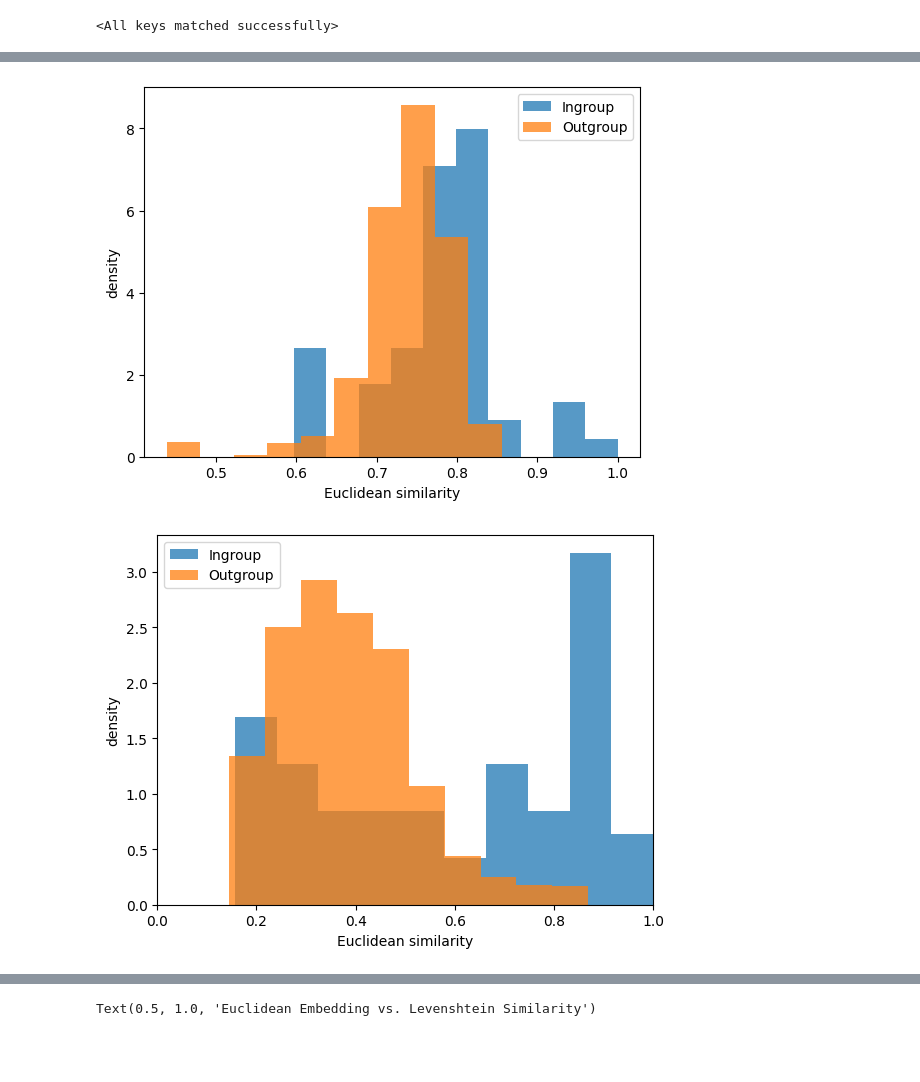
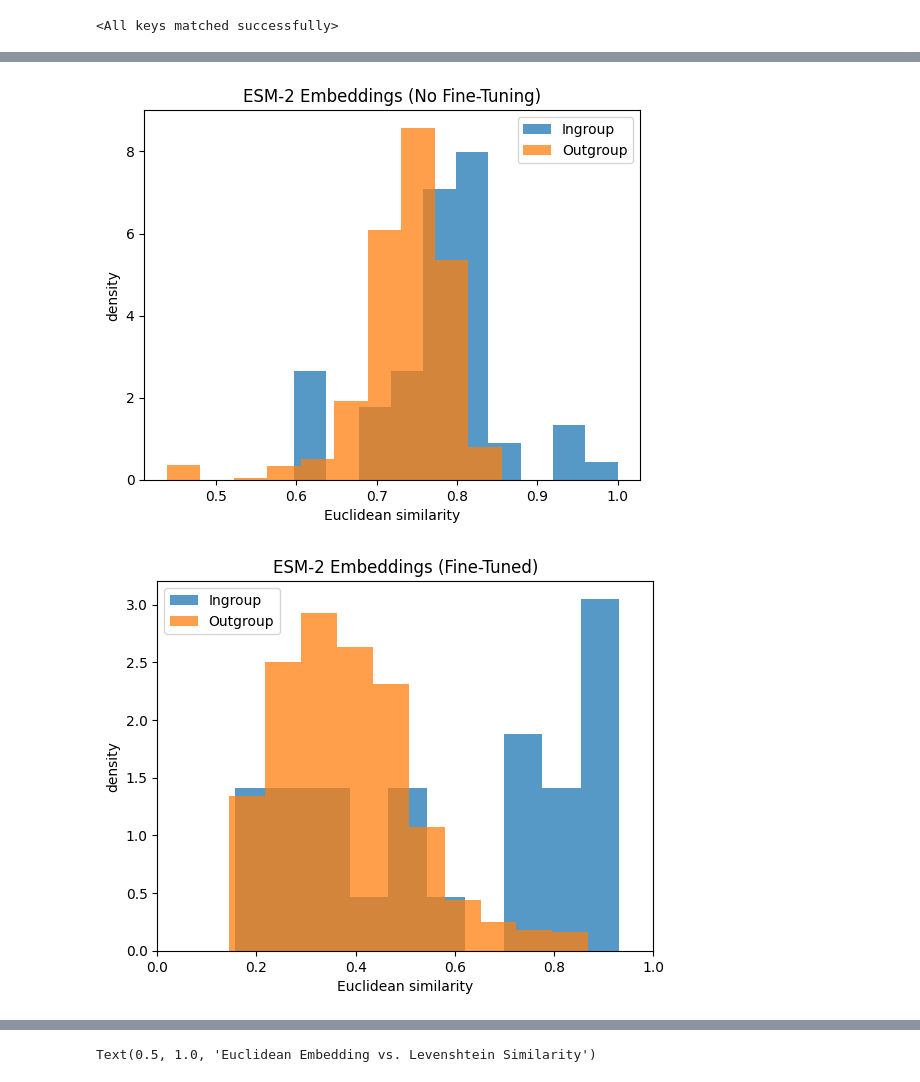
Before and after one commit to pirl-unc/ace, a Jupyter notebook: notebooks/sequence_properties.ipynb, the cells around one changed output, grey strips where cells are left out. Cells and saved outputs as stored; diff of their text form; code cells hidden in the pictures; blank space fills up the shorter version.

```diff
--- a/notebooks/sequence_properties.ipynb
+++ b/notebooks/sequence_properties.ipynb
@@ -841,6 +863,11 @@ train_dict = paired_df2dict(train_df)
 test_dict = paired_df2dict(test_df)
 
 def offline_triplet_mining(data_dict, balance_on_negatives=True):
+    '''
+    Offline Mining of Triplets:
+
+    Instantiate a triplet
+    '''
     triplet_list = []
     max_positives = max([len(data_dict[epi]['positives']) for epi in data_dict.keys()])
     for epi in data_dict.keys():
@@ -864,6 +891,9 @@ class AceDataset2(torch.utils.data.Dataset):
     the ACE Deep Learning Module for sequence
     dissimilarity prediction. Designed to be used
     as a PyTorch Dataset object for triplet loss.
+
+    Args:
+    data_dict: dictionary of epitopes and their corresponding positives and negatives
     """
 
     def __init__(self, data_dict, tokenizer, use_hard_negatives=False, online_mining=False, batched_sampling=False, max_len=15):
@@ -980,6 +1010,9 @@ class AceDataset2(torch.utils.data.Dataset):
         return dataloader
 
     def offline_triplet_mining(self, balance_on_negatives=True):
+        '''
+        AceNeuralEngine
+        '''
         triplet_list = []
         max_positives = max([len(self.data_dict[epi]['positives']) for epi in self.data_dict.keys()])
         for epi in self.data_dict.keys():
@@ -1178,10 +1211,25 @@ dict = test_dict
 for key in dict.keys():
     positives = dict[key]['positives']
     for positive in positives:
-        positive_pairs.append((key, positive))
+        if positive != key:
+            positive_pairs.append((key, positive))
     negatives = dict[key]['negatives']
     for negative in negatives:
         negative_pairs.append((key, negative))
 
 #positive_pairs = clean_ingroup_test
 #negative_pairs = clean_outgroup_test
+# %%
+PROTBERT_TOKENIZER = AutoTokenizer.from_pretrained("rostlab/prot_bert", do_lower_case=False)
+PROTBERT_MODEL = AutoModelForMaskedLM.from_pretrained("rostlab/prot_bert", return_dict=True, output_hidden_states=True)
+
+ang_pb = AceNeuralEngine(PROTBERT_MODEL, PROTBERT_TOKENIZER, device='cpu')
+
+positive_pairs = [(re.sub('', ' ', pair[0])[1:-1], re.sub('', ' ', pair[1])[1:-1]) for pair in positive_pairs]
+negative_pairs = [(re.sub('', ' ', pair[0])[1:-1], re.sub('', ' ', pair[1])[1:-1]) for pair in negative_pairs]
+
+protbert_positive_distances = [tup[1] for tup in ang_pb.calculate_paired_distances(positive_pairs)]
+protbert_negative_distances = [tup[1] for tup in ang_pb.calculate_paired_distances(negative_pairs)]
+
+#plt.hist(untrained_positive_distances, alpha=0.95, density=True, color='#ADCDE2', label='Ingroup')
+#plt.histuntrainted_negative_distances, alpha=0.95, density=True, color='#C7F497', label='Outgroup')
@@ -1188,15 +1251,16 @@ for key in dict.keys():
 # %%
 untrained_positive_distances = [tup[1] for tup in ang_untrained.calculate_paired_distances(positive_pairs)]
 untrained_negative_distances = [tup[1] for tup in ang_untrained.calculate_paired_distances(negative_pairs)]
 
 plt.hist(untrained_positive_distances, alpha=0.75, density=True, label='Ingroup')
 plt.hist(untrained_negative_distances, alpha=0.75, density=True, label='Outgroup')
 plt.xlabel('Euclidean similarity')
 plt.ylabel('density')
+plt.title('ESM-2 Embeddings (No Fine-Tuning)')
 plt.legend()
 plt.show()
 # %% [output]
-[figure, old version]
+[figure, new version]
 # %%
 positive_distances = [tup[1] for tup in model.calculate_paired_distances(positive_pairs)]
 negative_distances = [tup[1] for tup in model.calculate_paired_distances(negative_pairs)]
@@ -1205,11 +1269,12 @@ plt.hist(positive_distances, alpha=0.75, density=True, label='Ingroup')
 plt.hist(negative_distances, alpha=0.75, density=True, label='Outgroup')
 plt.xlabel('Euclidean similarity')
 plt.ylabel('density')
+plt.title('ESM-2 Embeddings (Fine-Tuned)')
 plt.xlim(0, 1)
 plt.legend()
 plt.show()
 # %% [output]
-[figure, old version]
+[figure, new version]
 # %%
 lev_positive_distances = [1 - levenshtein.distance(pair[0], pair[1])/max(len(pair[0]), len(pair[1])) for pair in positive_pairs]
 lev_negative_distances = [1 - levenshtein.distance(pair[0], pair[1])/max(len(pair[0]), len(pair[1])) for pair in negative_pairs]
```
Also changed, not shown: parts of 17 cells of this notebook.
